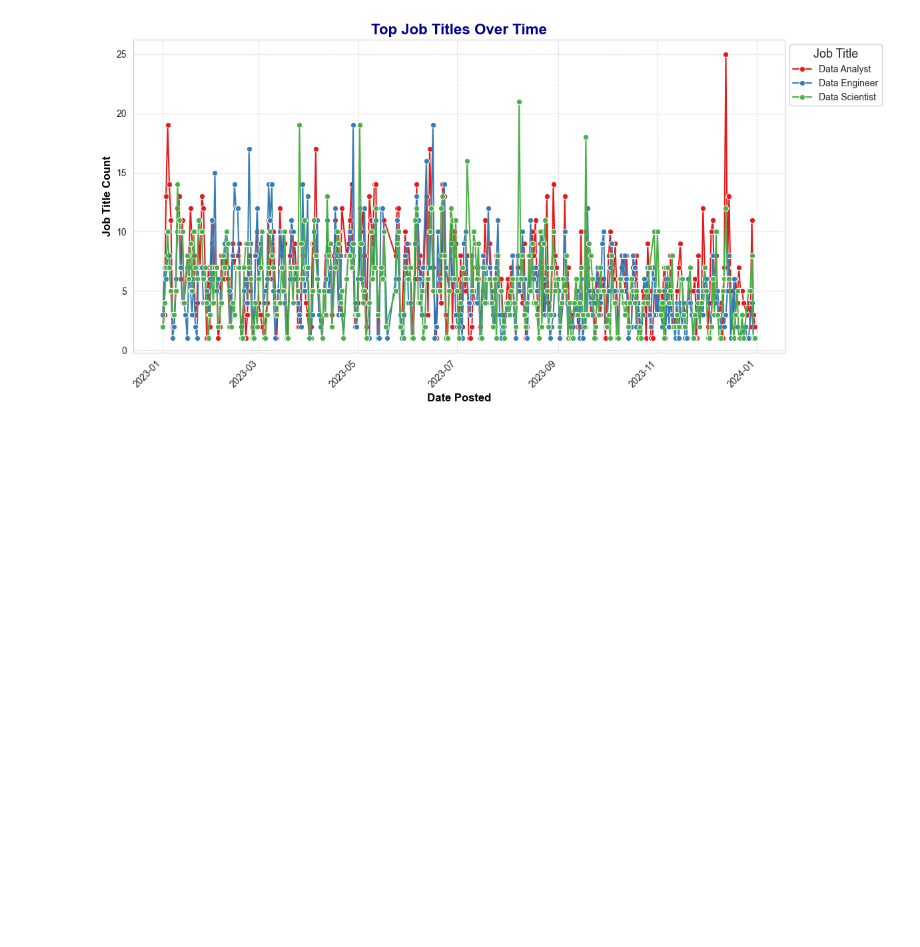
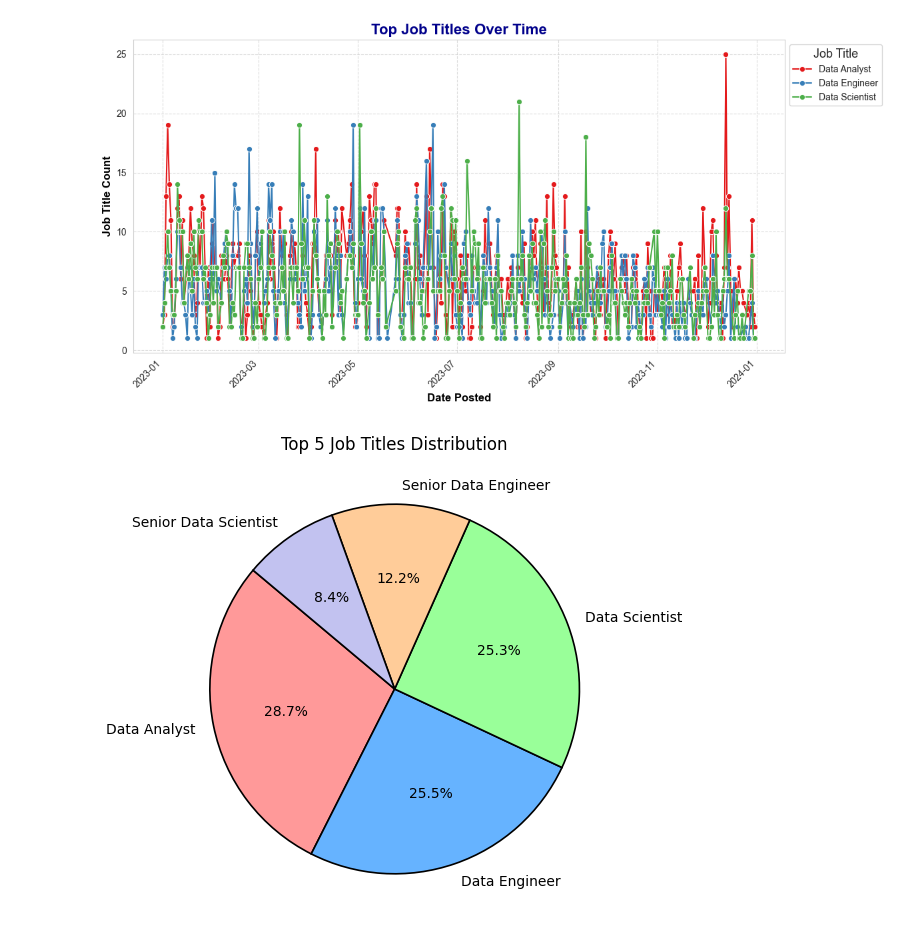
Before and after one commit to Malinda1/data-job-analysis, a Jupyter notebook: data_job_analysis.ipynb, the cells around one changed output. Drawn from its saved outputs; the diff is of its cells as text; code cells hidden in the pictures; blank space fills up the shorter version.

Commit message:
create a pie chart for extract top five jobs.

```diff
--- a/data_job_analysis.ipynb
+++ b/data_job_analysis.ipynb
@@ -422,3 +422,21 @@ plt.tight_layout()  # Adjust layout for better fitting
 plt.show()
 # %% [output]
 [figure]
+# %%
+import pandas as pd
+import matplotlib.pyplot as plt
+
+# Count the occurrences of each unique job title and get the top 5
+top_jobs = data_cleaned_copy2['job_title'].value_counts().head(5)
+
+# Create a professional pie chart for the top five job titles
+plt.figure(figsize=(8, 6))
+plt.pie(top_jobs, labels=top_jobs.index, autopct='%1.1f%%', startangle=140,
+        colors=['#ff9999', '#66b3ff', '#99ff99', '#ffcc99', '#c2c2f0'],
+        wedgeprops={'edgecolor': 'black', 'linewidth': 1.2})
+
+# Add a title
+plt.title('Top 5 Job Titles Distribution')
+plt.show()
+# %% [output]
+[figure, added]
```
Also changed, not shown: parts of 1 cell of this notebook.
